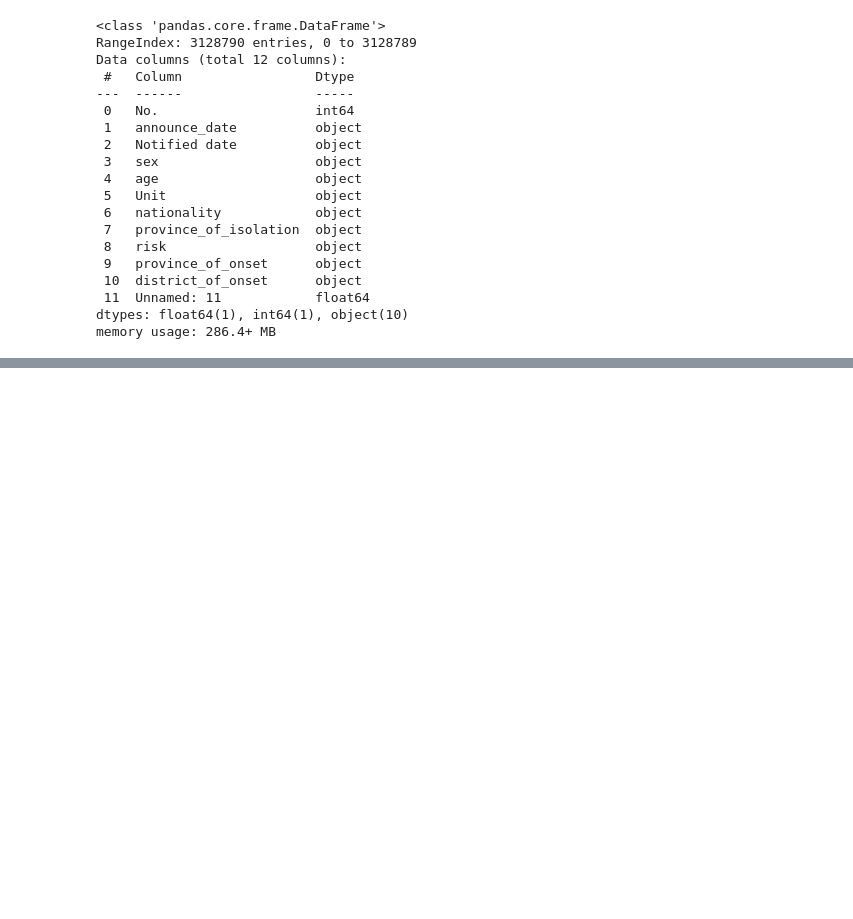
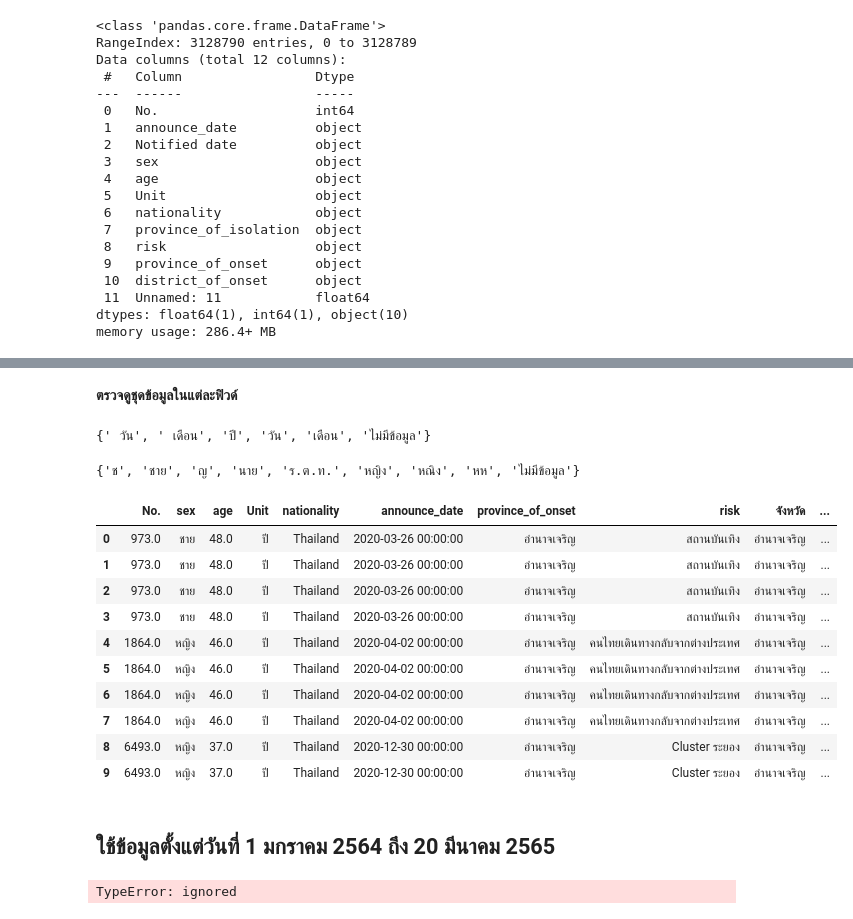
Before and after one commit to team0243/data_viz_2022, a Jupyter notebook: data_viz_project.ipynb, the cells around one changed output, grey strips where cells are left out. Cells and saved outputs as stored; diff of their text form; code cells hidden in the pictures; blank space fills up the shorter version.

```diff
--- a/data_viz_project.ipynb
+++ b/data_viz_project.ipynb
@@ -403,0 +746,36 @@ memory usage: 286.4+ MB
+# %% [markdown]
+**ตรวจดูชุดข้อมูลในแต่ละฟิวด์**
+# %%
+ set(data_cl2['Unit'])
+# %% [output]
+{' วัน', ' เดือน', 'ปี', 'วัน', 'เดือน', 'ไม่มีข้อมูล'}
+# %%
+ set(data_cl2['sex']) #เรียกดูชุดข้อมูลของ ฟิวด์ เพศ สังเกตได้ว่า ไม่ได้มีแค่ ชาย-หญิง
+# %% [output]
+{'ช', 'ชาย', 'ญ', 'นาย', 'ร.ต.ท.', 'หญิง', 'หณิง', 'หห', 'ไม่มีข้อมูล'}
+# %%
+data_cl2.replace({'ปี':'ปี', 'เดือน':'ปี', 'วัน':'ปี', ' เดือน':'ปี', ' วัน':'ปี'},inplace=True) #แทนที่ด้วยค่าที่เหมาะสม
+# %%
+data_cl2.replace({'ชาย':'ชาย', 'หญิง':'หญิง','นาย':'ชาย', 'ร.ต.ท.':'ชาย',
+       'ช':'ชาย', 'ญ':'หญิง', 'หณิง':'หญิง', 'หห':'ไม่ระบุ'},inplace=True) #แทนที่ด้วยค่าที่เหมาะสม
+# %%
+data_cl2.head(10)
+# %% [output]
+|  | No. | sex | age | Unit | nationality | announce_date | province_of_onset | risk | จังหวัด | ... |
+| 0 | 973.0 | ชาย | 48.0 | ปี | Thailand | 2020-03-26 00:00:00 | อำนาจเจริญ | สถานบันเทิง | อำนาจเจริญ | ... |
+| 1 | 973.0 | ชาย | 48.0 | ปี | Thailand | 2020-03-26 00:00:00 | อำนาจเจริญ | สถานบันเทิง | อำนาจเจริญ | ... |
+| 2 | 973.0 | ชาย | 48.0 | ปี | Thailand | 2020-03-26 00:00:00 | อำนาจเจริญ | สถานบันเทิง | อำนาจเจริญ | ... |
+| 3 | 973.0 | ชาย | 48.0 | ปี | Thailand | 2020-03-26 00:00:00 | อำนาจเจริญ | สถานบันเทิง | อำนาจเจริญ | ... |
+| 4 | 1864.0 | หญิง | 46.0 | ปี | Thailand | 2020-04-02 00:00:00 | อำนาจเจริญ | คนไทยเดินทางกลับจากต่างประเทศ | อำนาจเจริญ | ... |
+| 5 | 1864.0 | หญิง | 46.0 | ปี | Thailand | 2020-04-02 00:00:00 | อำนาจเจริญ | คนไทยเดินทางกลับจากต่างประเทศ | อำนาจเจริญ | ... |
+| 6 | 1864.0 | หญิง | 46.0 | ปี | Thailand | 2020-04-02 00:00:00 | อำนาจเจริญ | คนไทยเดินทางกลับจากต่างประเทศ | อำนาจเจริญ | ... |
+| 7 | 1864.0 | หญิง | 46.0 | ปี | Thailand | 2020-04-02 00:00:00 | อำนาจเจริญ | คนไทยเดินทางกลับจากต่างประเทศ | อำนาจเจริญ | ... |
+| 8 | 6493.0 | หญิง | 37.0 | ปี | Thailand | 2020-12-30 00:00:00 | อำนาจเจริญ | Cluster ระยอง | อำนาจเจริญ | ... |
+| 9 | 6493.0 | หญิง | 37.0 | ปี | Thailand | 2020-12-30 00:00:00 | อำนาจเจริญ | Cluster ระยอง | อำนาจเจริญ | ... |
+# %% [markdown]
+## ใช้ข้อมูลตั้งแต่วันที่ 1 มกราคม 2564 ถึง 20 มีนาคม 2565
+# %%
+data_cl3 = data_cl2[(data_cl2['announce_date']>='2021-01-01') & (data_cl2['announce_date']<='2022-03-20')]
+data_cl3
+# %% [output]
+TypeError: ignored
```
Also changed, not shown: parts of 27 cells of this notebook.
